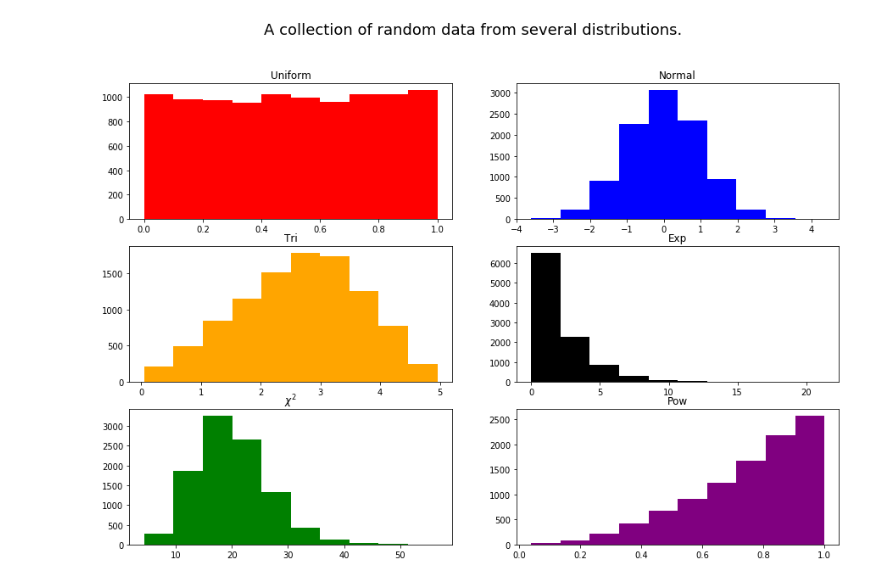
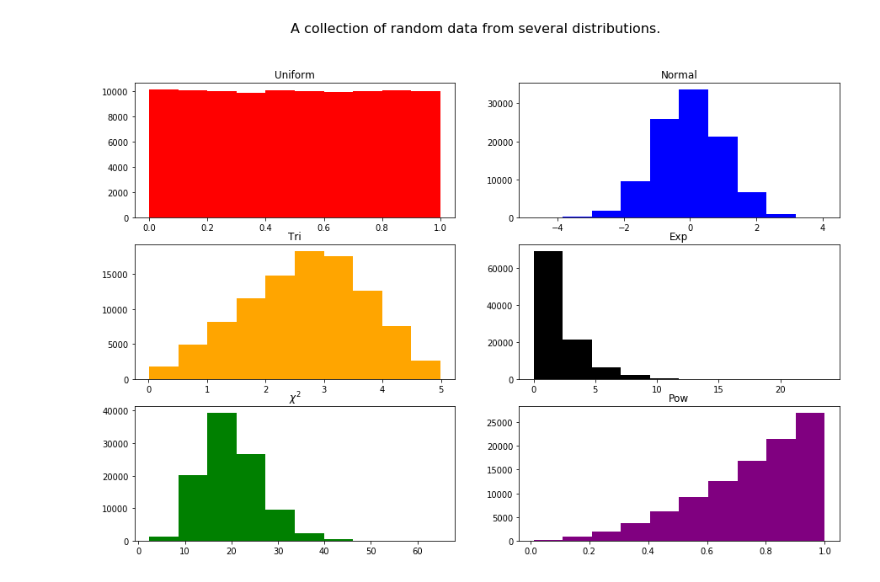
Before and after one commit to AvverbioPronome/10h, a Jupyter notebook: Histogram.ipynb, the cells around one changed output. Saved outputs shown, nothing was run; the diff lists cells and outputs as text; code cells hidden in the pictures.

```diff
--- a/Histogram.ipynb
+++ b/Histogram.ipynb
@@ -1,7 +1,7 @@
 # %%
 import numpy as np, matplotlib.pyplot as plt
 # %%
-samples=10000
+samples=100000
 x0=np.random.uniform(0,1,samples)
 x1=np.random.normal(0,1,samples)
 x2=np.random.triangular(0,3,5,samples)
@@ -11,19 +11,22 @@ x5=np.random.power(3,samples)
 
 x = [x0,x1,x2,x3,x4,x5]
 # %%
-fig = plt.figure(1,figsize=(15,10))
-labels = ["Uniform", "Normal", "Tri", "Exp", r"$\chi^2$", "Pow"]
-colors = "red blue orange black green purple".split(' ')
+def make_da_plot(bins=None):
+    fig = plt.figure(1,figsize=(15,10))
+    labels = ["Uniform", "Normal", "Tri", "Exp", r"$\chi^2$", "Pow"]
+    colors = "red blue orange black green purple".split(' ')
 
-Naxis=321
+    Naxis=321
 
-for i in range(len(x)):
-    ax=fig.add_subplot(Naxis)
-    ax.hist(x[i], color=colors[i])
-    ax.set_title(labels[i])
-    Naxis += 1
+    for i in range(len(x)):
+        ax=fig.add_subplot(Naxis)
+        ax.hist(x[i], color=colors[i], bins=bins)
+        ax.set_title(labels[i])
+        Naxis += 1
 
-fig.suptitle("A collection of random data from several distributions.", fontsize=18)
-fig.show()
+    fig.suptitle("A collection of random data from several distributions.", fontsize=16)
+    fig.show()
+
+make_da_plot()
 # %% [output]
-[figure, old version]
+[figure, new version]
```
Also changed, not shown: parts of 3 cells of this notebook.
